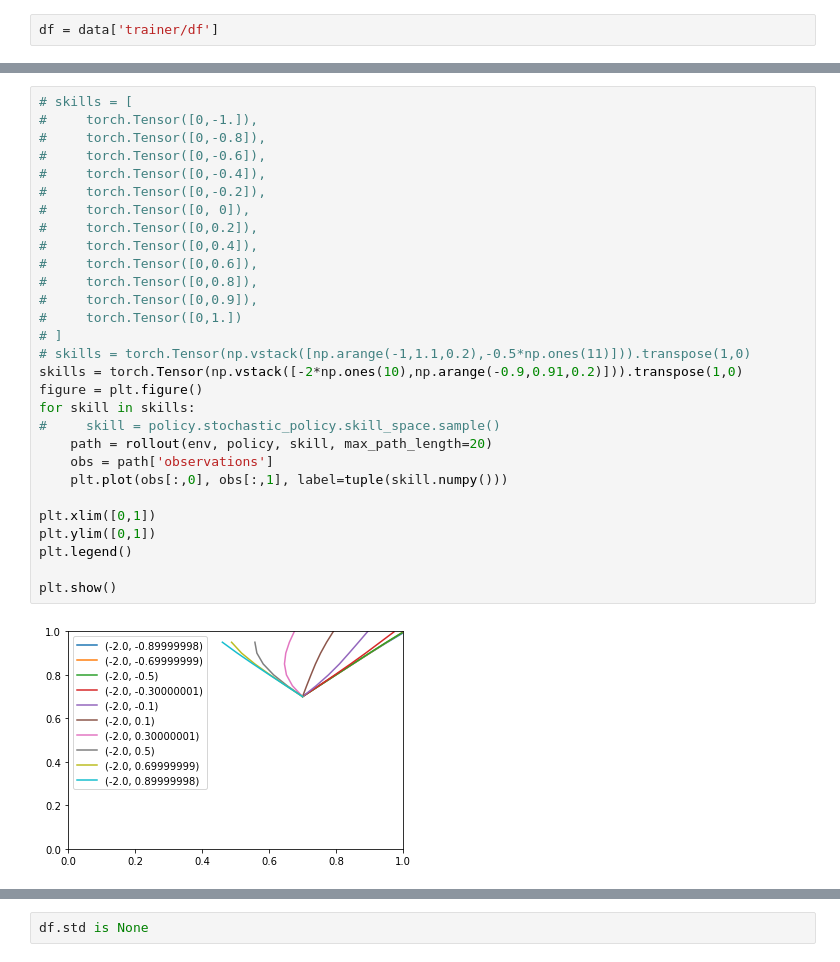
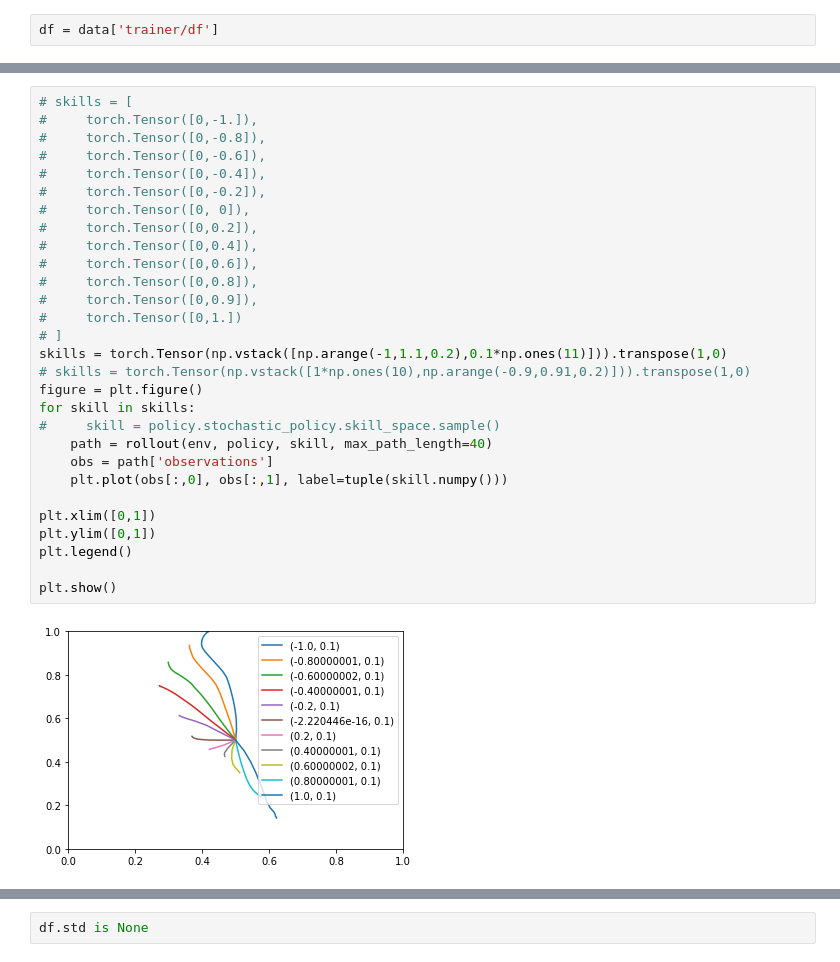
Before and after one commit to vincentlui/unsupervised-goal-conditioned-rl, a Jupyter notebook: Untitled.ipynb, the cells around one changed output, grey strips where cells are left out. Cells and saved outputs as stored; diff of their text form.

```diff
--- a/Untitled.ipynb
+++ b/Untitled.ipynb
@@ -50,31 +54,31 @@ df(torch.Tensor([0.5,0.5,0.9,0.63]))
 # %%
 # skills = [
 #     torch.Tensor([0,-1.]),
 #     torch.Tensor([0,-0.8]),
 #     torch.Tensor([0,-0.6]),
 #     torch.Tensor([0,-0.4]),
 #     torch.Tensor([0,-0.2]),
 #     torch.Tensor([0, 0]),
 #     torch.Tensor([0,0.2]),
 #     torch.Tensor([0,0.4]),
 #     torch.Tensor([0,0.6]),
 #     torch.Tensor([0,0.8]),
 #     torch.Tensor([0,0.9]),
 #     torch.Tensor([0,1.])
 # ]
-# skills = torch.Tensor(np.vstack([np.arange(-1,1.1,0.2),-0.5*np.ones(11)])).transpose(1,0)
-skills = torch.Tensor(np.vstack([-2*np.ones(10),np.arange(-0.9,0.91,0.2)])).transpose(1,0)
+skills = torch.Tensor(np.vstack([np.arange(-1,1.1,0.2),0.1*np.ones(11)])).transpose(1,0)
+# skills = torch.Tensor(np.vstack([1*np.ones(10),np.arange(-0.9,0.91,0.2)])).transpose(1,0)
 figure = plt.figure()
 for skill in skills:
 #     skill = policy.stochastic_policy.skill_space.sample()
-    path = rollout(env, policy, skill, max_path_length=20)
+    path = rollout(env, policy, skill, max_path_length=40)
     obs = path['observations']
     plt.plot(obs[:,0], obs[:,1], label=tuple(skill.numpy()))
 
 plt.xlim([0,1])
 plt.ylim([0,1])
 plt.legend()
 
 plt.show()
 # %% [output]
-[figure, old version]
+[figure, new version]
```
Also changed, not shown: parts of 8 cells of this notebook, 9 other files.
